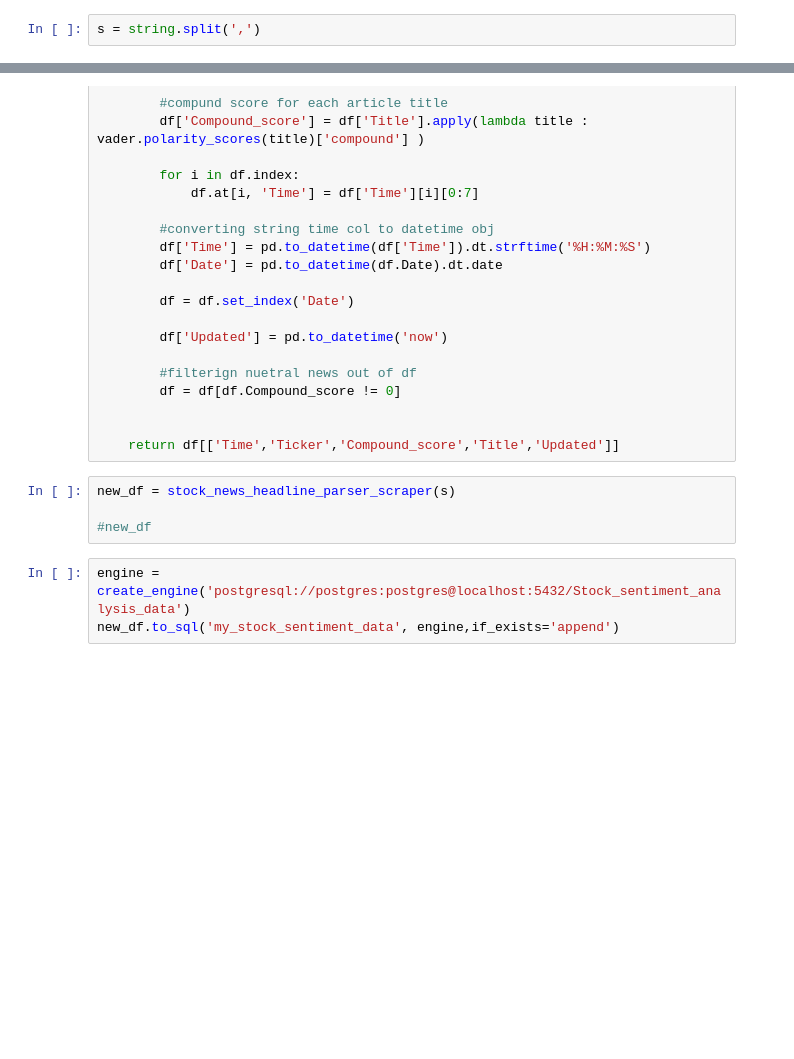
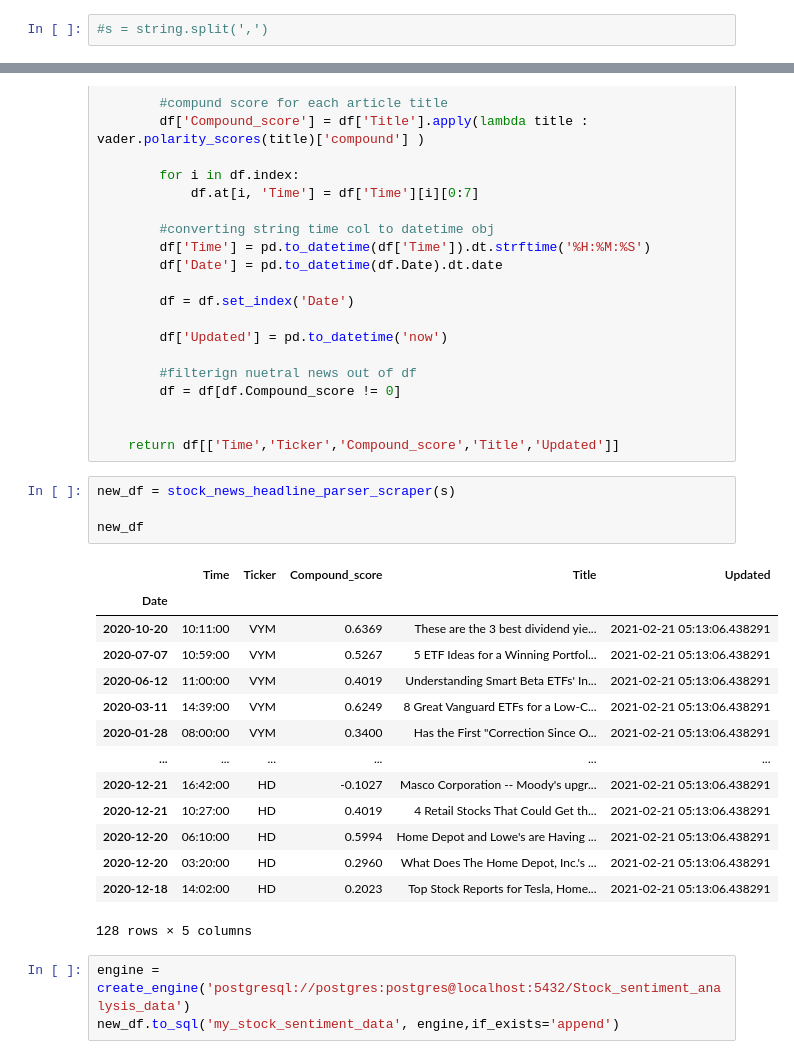
Before and after one commit to Sahand-J/sentiment_analysis_stock_market, a Jupyter notebook: INPROGRESS_sentiment_analysis_clean_up.ipynb, the cells around one changed output, grey strips where cells are left out. Drawn from its saved outputs; the diff is of its cells as text; blank space fills up the shorter version.

```diff
--- a/INPROGRESS_sentiment_analysis_clean_up.ipynb
+++ b/INPROGRESS_sentiment_analysis_clean_up.ipynb
@@ -19,5 +21,5 @@ string = 'tsla,amat,avgo,voo,vti,jpm,iipr,vt,vxus,tgt,dfs,schd,dgro,nobl,schb,sp
 # %%
-s = string.split(',')
+#s = string.split(',')
 # %%
 def stock_news_headline_parser_scraper(stock_ticker_list):
 
@@ -93,7 +95,22 @@ def stock_news_headline_parser_scraper(stock_ticker_list):
 # %%
 new_df = stock_news_headline_parser_scraper(s)
 
-#new_df
+new_df
+# %% [output]
+|  | Time | Ticker | Compound_score | Title | Updated |
+| Date |  |  |  |  |  |
+| 2020-10-20 | 10:11:00 | VYM | 0.6369 | These are the 3 best dividend yie... | 2021-02-21 05:13:06.438291 |
+| 2020-07-07 | 10:59:00 | VYM | 0.5267 | 5 ETF Ideas for a Winning Portfol... | 2021-02-21 05:13:06.438291 |
+| 2020-06-12 | 11:00:00 | VYM | 0.4019 | Understanding Smart Beta ETFs' In... | 2021-02-21 05:13:06.438291 |
+| 2020-03-11 | 14:39:00 | VYM | 0.6249 | 8 Great Vanguard ETFs for a Low-C... | 2021-02-21 05:13:06.438291 |
+| 2020-01-28 | 08:00:00 | VYM | 0.3400 | Has the First "Correction Since O... | 2021-02-21 05:13:06.438291 |
+| ... | ... | ... | ... | ... | ... |
+| 2020-12-21 | 16:42:00 | HD | -0.1027 | Masco Corporation -- Moody's upgr... | 2021-02-21 05:13:06.438291 |
+| 2020-12-21 | 10:27:00 | HD | 0.4019 | 4 Retail Stocks That Could Get th... | 2021-02-21 05:13:06.438291 |
+| 2020-12-20 | 06:10:00 | HD | 0.5994 | Home Depot and Lowe's are Having ... | 2021-02-21 05:13:06.438291 |
+| 2020-12-20 | 03:20:00 | HD | 0.2960 | What Does The Home Depot, Inc.'s ... | 2021-02-21 05:13:06.438291 |
+| 2020-12-18 | 14:02:00 | HD | 0.2023 | Top Stock Reports for Tesla, Home... | 2021-02-21 05:13:06.438291 |
+128 rows × 5 columns
 # %%
 engine = create_engine('postgresql://postgres:postgres@localhost:5432/Stock_sentiment_analysis_data')
 new_df.to_sql('my_stock_sentiment_data', engine,if_exists='append')
```
Also changed, not shown: parts of 8 cells of this notebook.
